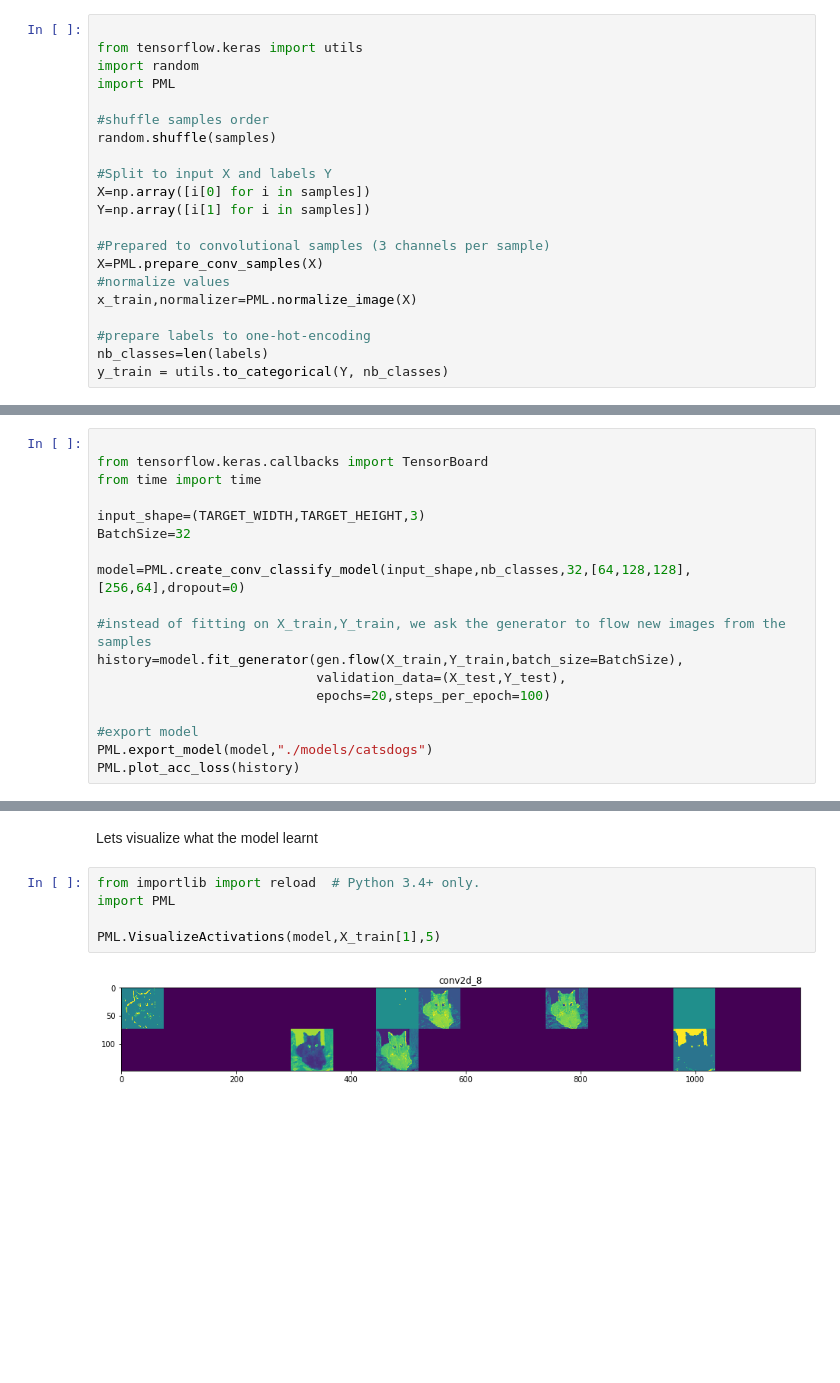
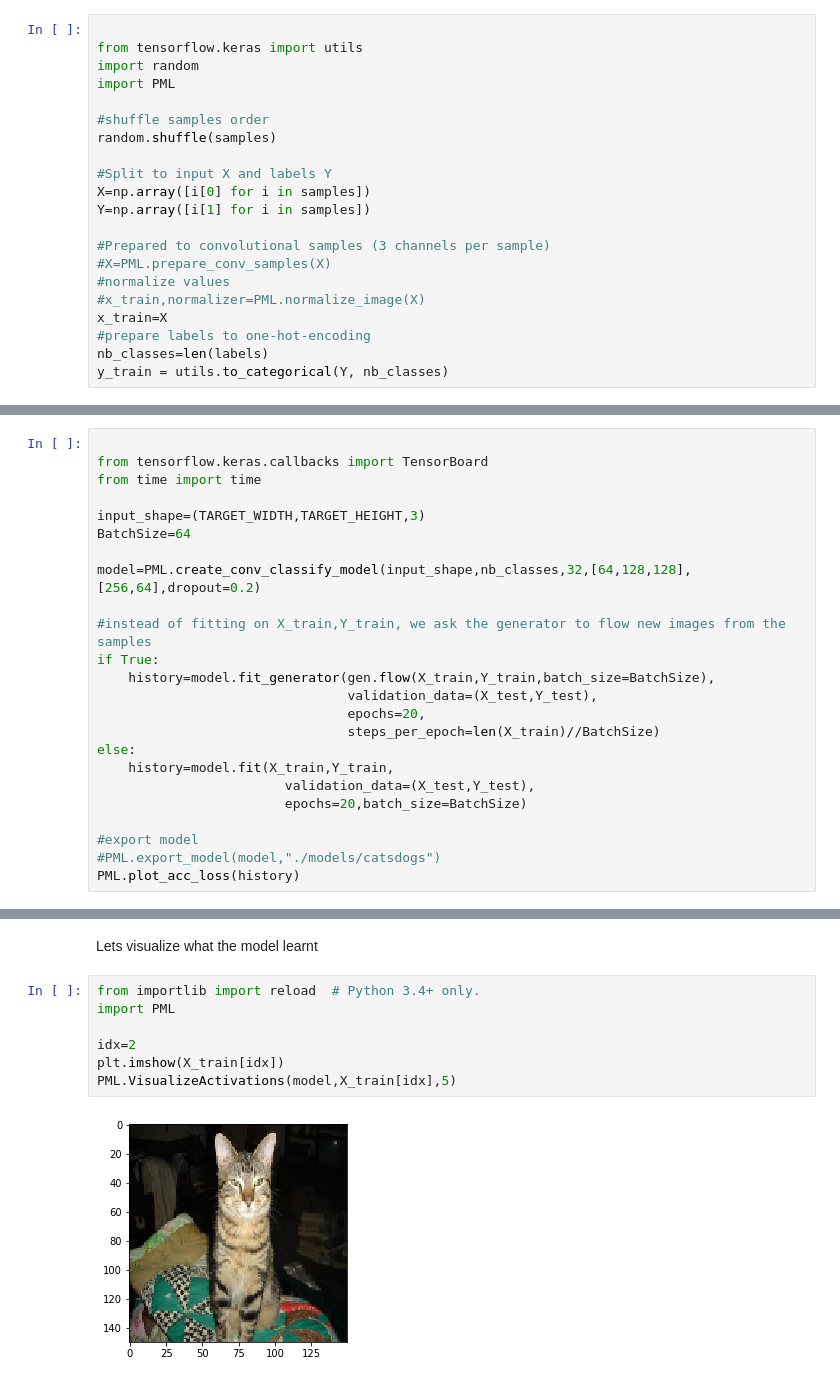
Before and after one commit to mrayy/PracticalML, a Jupyter notebook: 6. Advance ML/Python/2. Advance Training.ipynb, the cells around one changed output, grey strips where cells are left out. Cells and saved outputs as stored; diff of their text form; blank space fills up the shorter version.

```diff
--- a/6. Advance ML/Python/2. Advance Training.ipynb
+++ b/6. Advance ML/Python/2. Advance Training.ipynb
@@ -41,10 +41,10 @@ X=np.array([i[0] for i in samples])
 Y=np.array([i[1] for i in samples])
 
 #Prepared to convolutional samples (3 channels per sample)
-X=PML.prepare_conv_samples(X)
+#X=PML.prepare_conv_samples(X)
 #normalize values
-x_train,normalizer=PML.normalize_image(X)
-
+#x_train,normalizer=PML.normalize_image(X)
+x_train=X
 #prepare labels to one-hot-encoding
 nb_classes=len(labels)
 y_train = utils.to_categorical(Y, nb_classes)
@@ -89,15 +97,21 @@ from tensorflow.keras.callbacks import TensorBoard
 from time import time
 
 input_shape=(TARGET_WIDTH,TARGET_HEIGHT,3)
-BatchSize=32
+BatchSize=64
 
-model=PML.create_conv_classify_model(input_shape,nb_classes,32,[64,128,128],[256,64],dropout=0)
+model=PML.create_conv_classify_model(input_shape,nb_classes,32,[64,128,128],[256,64],dropout=0.2)
 
 #instead of fitting on X_train,Y_train, we ask the generator to flow new images from the samples
-history=model.fit_generator(gen.flow(X_train,Y_train,batch_size=BatchSize),
-                            validation_data=(X_test,Y_test),
-                            epochs=20,steps_per_epoch=100)
+if True:
+    history=model.fit_generator(gen.flow(X_train,Y_train,batch_size=BatchSize),
+                                validation_data=(X_test,Y_test),
+                                epochs=20,
+                                steps_per_epoch=len(X_train)//BatchSize)
+else:
+    history=model.fit(X_train,Y_train,
+                        validation_data=(X_test,Y_test),
+                        epochs=20,batch_size=BatchSize)
 
 #export model
-PML.export_model(model,"./models/catsdogs")
+#PML.export_model(model,"./models/catsdogs")
 PML.plot_acc_loss(history)
@@ -106,7 +146,9 @@ Lets visualize what the model learnt
 # %%
 from importlib import reload  # Python 3.4+ only.
 import PML
 
-PML.VisualizeActivations(model,X_train[1],5)
+idx=2
+plt.imshow(X_train[idx])
+PML.VisualizeActivations(model,X_train[idx],5)
 # %% [output]
-[figure, old version]
+[figure, new version]
```
Also changed, not shown: parts of 20 cells of this notebook.
